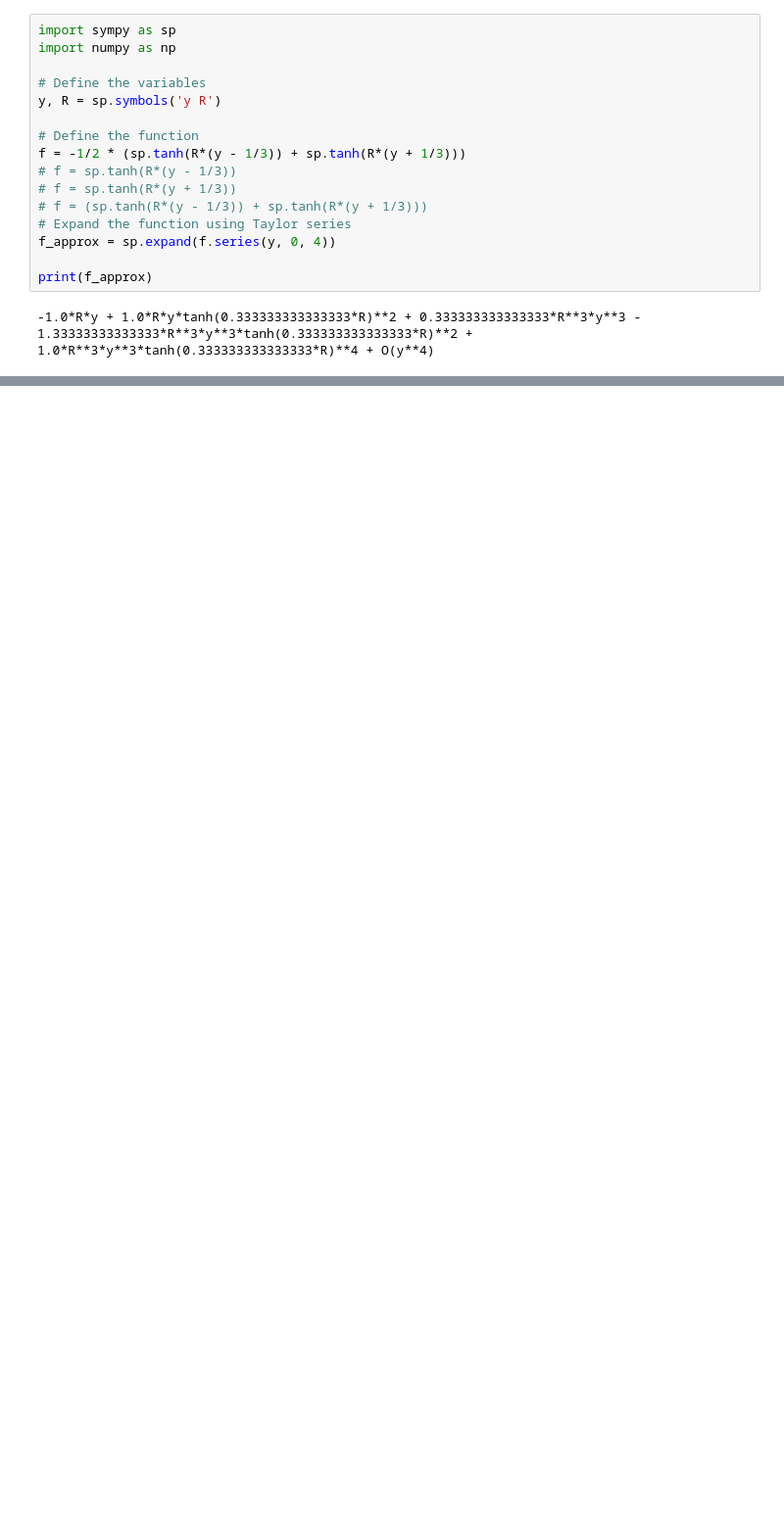
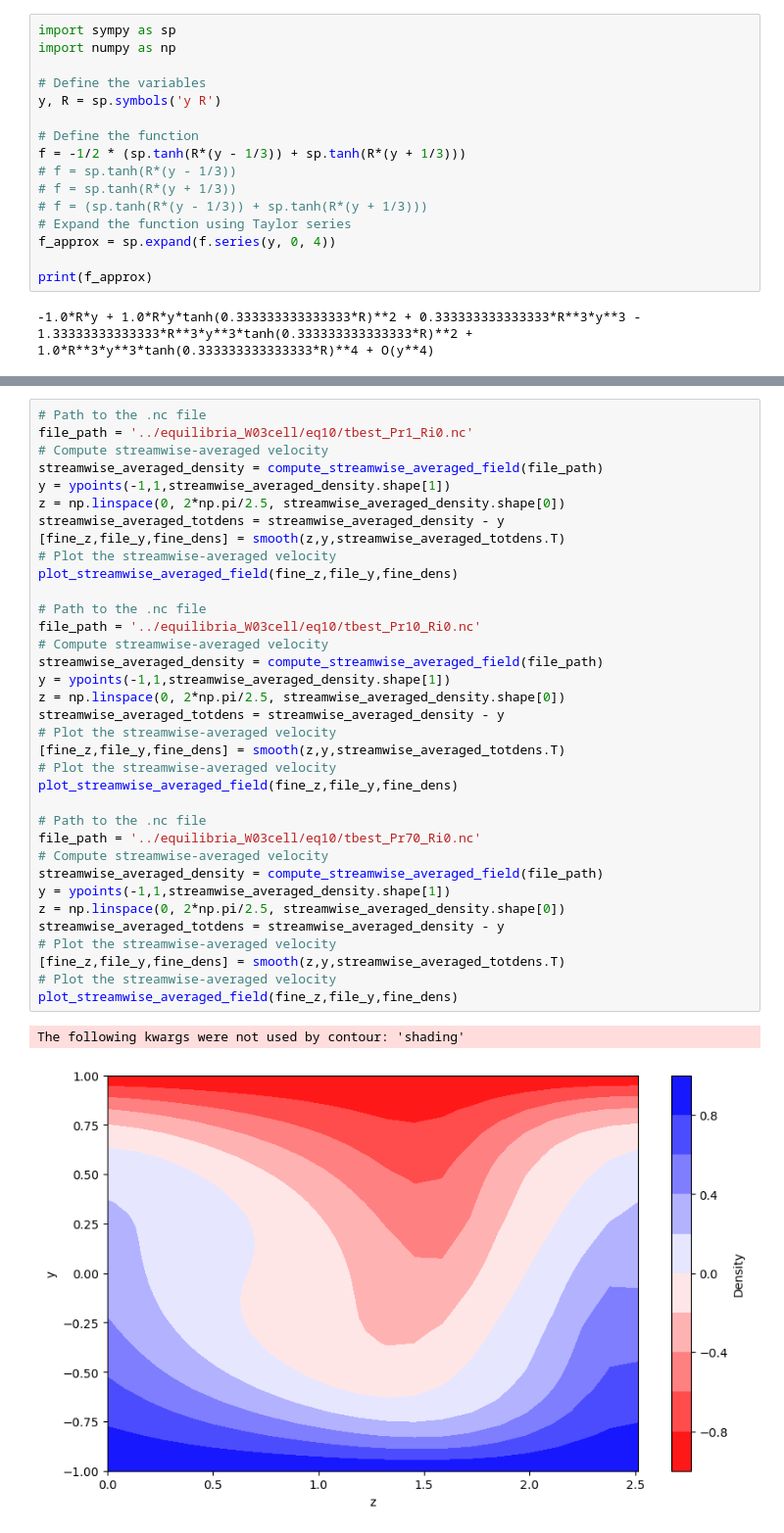
Before and after one commit to ducnguyen-uconn/ChannelFlow-DoubleDiffusiveConvection, a Jupyter notebook: docs/plotProfiles.ipynb, the cells around one changed output, grey strips where cells are left out. Shown at 98% size. Saved outputs shown, nothing was run; the diff lists cells and outputs as text; blank space fills up the shorter version.

```diff
--- a/docs/plotProfiles.ipynb
+++ b/docs/plotProfiles.ipynb
@@ -222,0 +374,38 @@ print(f_approx)
+# %%
+# Path to the .nc file
+file_path = '../equilibria_W03cell/eq10/tbest_Pr1_Ri0.nc'
+# Compute streamwise-averaged velocity
+streamwise_averaged_density = compute_streamwise_averaged_field(file_path)
+y = ypoints(-1,1,streamwise_averaged_density.shape[1])
+z = np.linspace(0, 2*np.pi/2.5, streamwise_averaged_density.shape[0])
+streamwise_averaged_totdens = streamwise_averaged_density - y
+[fine_z,file_y,fine_dens] = smooth(z,y,streamwise_averaged_totdens.T)
+# Plot the streamwise-averaged velocity
+plot_streamwise_averaged_field(fine_z,file_y,fine_dens)
+
+# Path to the .nc file
+file_path = '../equilibria_W03cell/eq10/tbest_Pr10_Ri0.nc'
+# Compute streamwise-averaged velocity
+streamwise_averaged_density = compute_streamwise_averaged_field(file_path)
+y = ypoints(-1,1,streamwise_averaged_density.shape[1])
+z = np.linspace(0, 2*np.pi/2.5, streamwise_averaged_density.shape[0])
+streamwise_averaged_totdens = streamwise_averaged_density - y
+# Plot the streamwise-averaged velocity
+[fine_z,file_y,fine_dens] = smooth(z,y,streamwise_averaged_totdens.T)
+# Plot the streamwise-averaged velocity
+plot_streamwise_averaged_field(fine_z,file_y,fine_dens)
+
+# Path to the .nc file
+file_path = '../equilibria_W03cell/eq10/tbest_Pr70_Ri0.nc'
+# Compute streamwise-averaged velocity
+streamwise_averaged_density = compute_streamwise_averaged_field(file_path)
+y = ypoints(-1,1,streamwise_averaged_density.shape[1])
+z = np.linspace(0, 2*np.pi/2.5, streamwise_averaged_density.shape[0])
+streamwise_averaged_totdens = streamwise_averaged_density - y
+# Plot the streamwise-averaged velocity
+[fine_z,file_y,fine_dens] = smooth(z,y,streamwise_averaged_totdens.T)
+# Plot the streamwise-averaged velocity
+plot_streamwise_averaged_field(fine_z,file_y,fine_dens)
+# %% [output]
+The following kwargs were not used by contour: 'shading'
+[figure, added]
```
Also changed, not shown: parts of 7 cells of this notebook, 4 other files.
